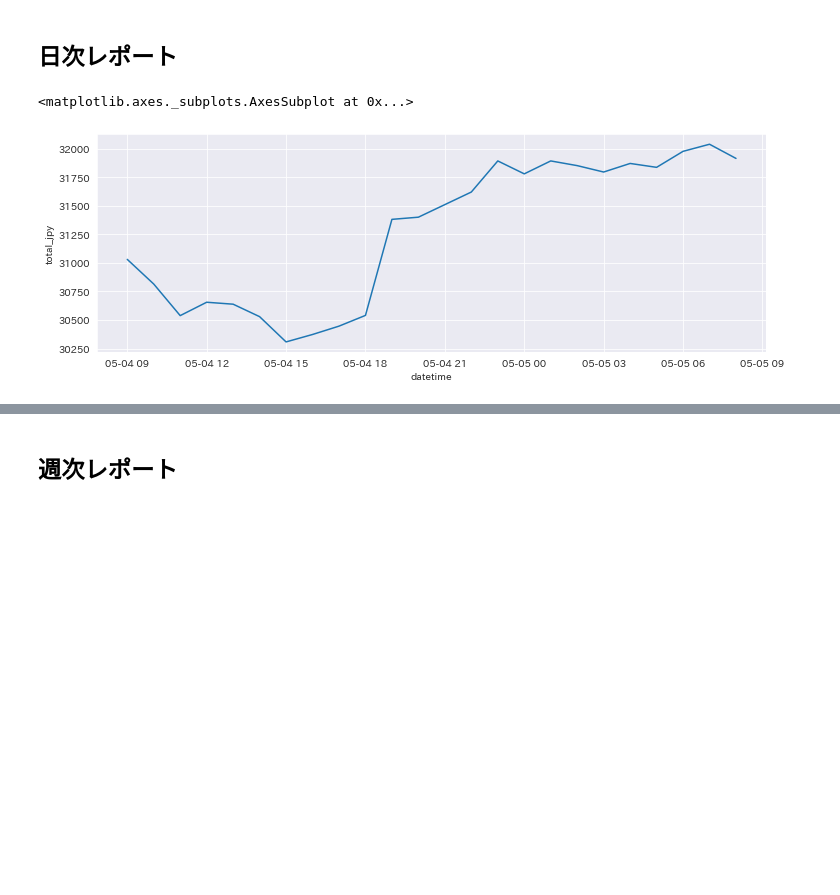
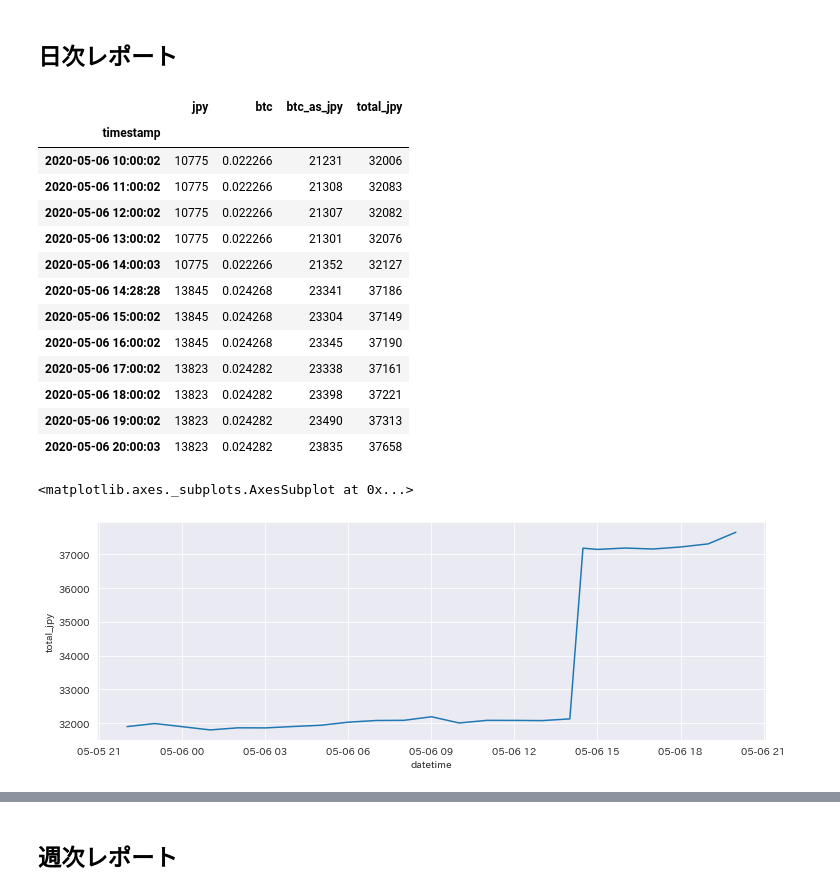
Before and after one commit to tsu-nera/bakuchi, a Jupyter notebook: notebooks/asset.ipynb, the cells around one changed output, grey strips where cells are left out. Cells and saved outputs as stored; diff of their text form; code cells hidden in the pictures; blank space fills up the shorter version.

```diff
--- a/notebooks/asset.ipynb
+++ b/notebooks/asset.ipynb
@@ -40,12 +40,29 @@ total_df["year_and_month"] = total_df.index.strftime('%Y-%m')
 total_df["year_and_wom"] = total_df.index.strftime('%Y-W%W')
 # %% [markdown]
 ## 日次レポート
+# %%
+df_day = total_df.tail(24)
+df_day.drop(["datetime", "date", "year_and_month", "year_and_wom", "year"], axis=1).tail(12)
+# %% [output]
+|  | jpy | btc | btc_as_jpy | total_jpy |
+| timestamp |  |  |  |  |
+| 2020-05-06 10:00:02 | 10775 | 0.022266 | 21231 | 32006 |
+| 2020-05-06 11:00:02 | 10775 | 0.022266 | 21308 | 32083 |
+| 2020-05-06 12:00:02 | 10775 | 0.022266 | 21307 | 32082 |
+| 2020-05-06 13:00:02 | 10775 | 0.022266 | 21301 | 32076 |
+| 2020-05-06 14:00:03 | 10775 | 0.022266 | 21352 | 32127 |
+| 2020-05-06 14:28:28 | 13845 | 0.024268 | 23341 | 37186 |
+| 2020-05-06 15:00:02 | 13845 | 0.024268 | 23304 | 37149 |
+| 2020-05-06 16:00:02 | 13845 | 0.024268 | 23345 | 37190 |
+| 2020-05-06 17:00:02 | 13823 | 0.024282 | 23338 | 37161 |
+| 2020-05-06 18:00:02 | 13823 | 0.024282 | 23398 | 37221 |
+| 2020-05-06 19:00:02 | 13823 | 0.024282 | 23490 | 37313 |
+| 2020-05-06 20:00:03 | 13823 | 0.024282 | 23835 | 37658 |
 # %%
-df_day = total_df.tail(24)
 sns.lineplot(data=df_day, x='datetime', y="total_jpy")
 # %% [output]
 <matplotlib.axes._subplots.AxesSubplot at 0x...>
-[figure, old version]
+[figure, new version]
 # %%
 df_recent = total_df.tail(24*10)
 sns.lineplot(data=df_recent, x='datetime', y="total_jpy")
```
Also changed, not shown: parts of 8 cells of this notebook, 1 other file.
